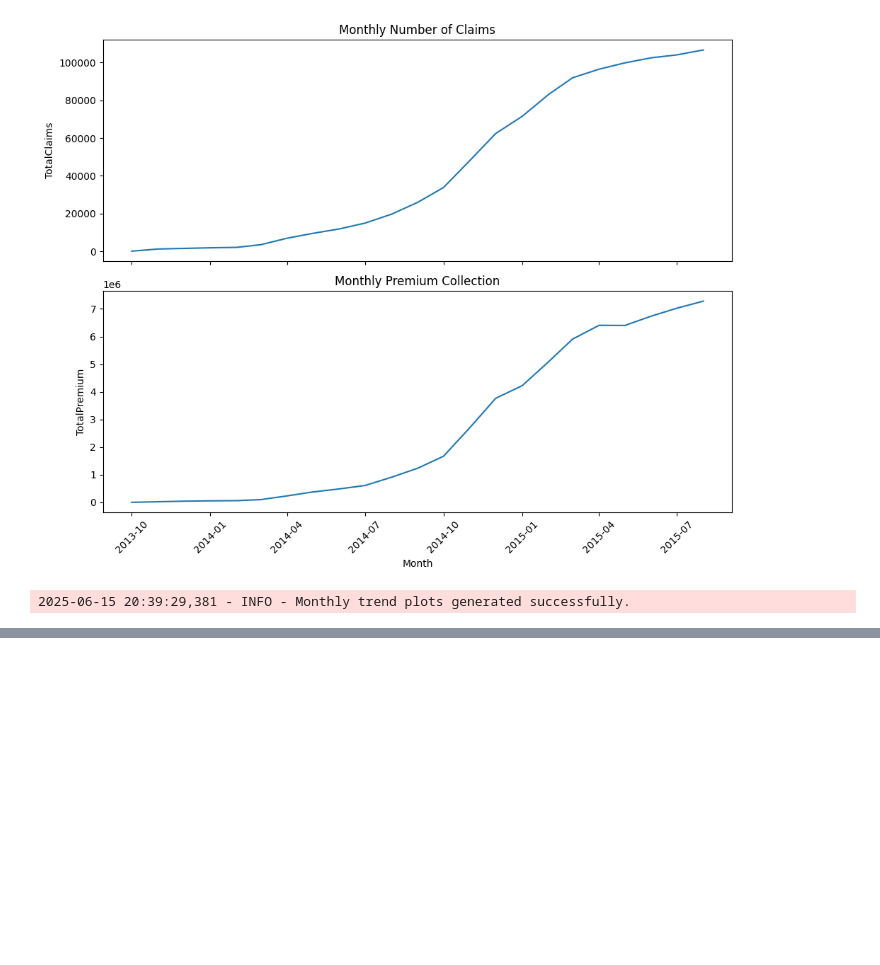
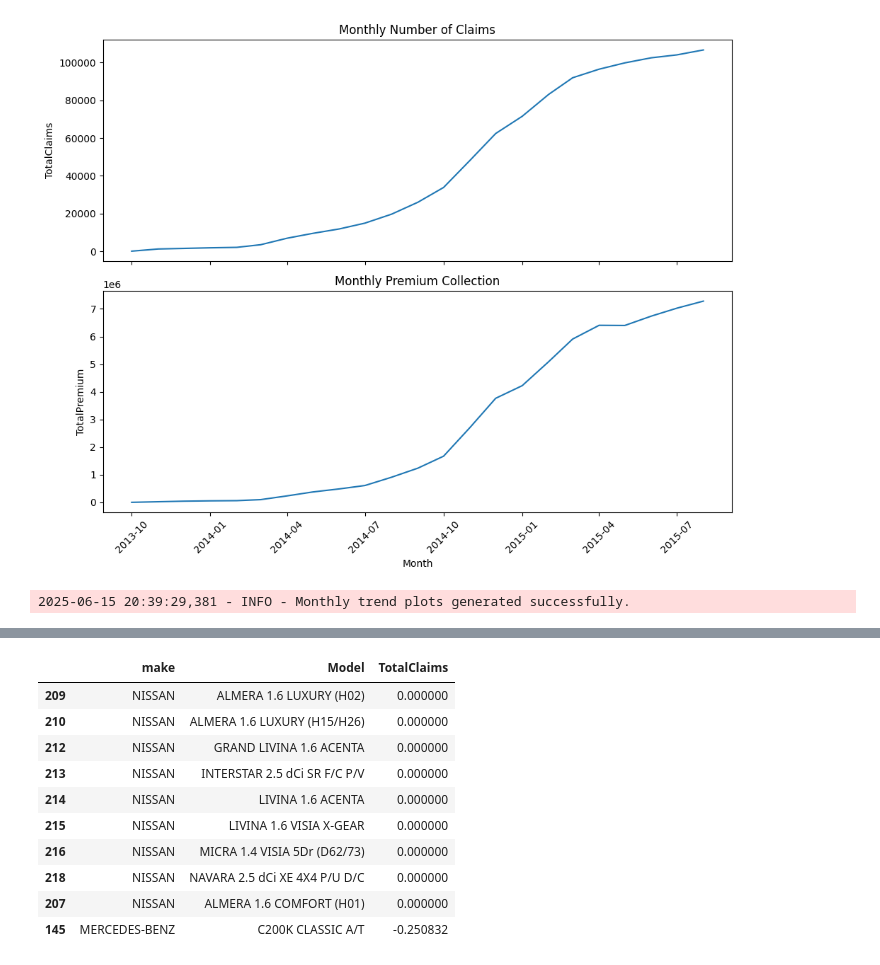
Before and after one commit to Ty-Miki/Insurance-risk-analysis, a Jupyter notebook: notebooks/EDA.ipynb, the cells around one changed output, grey strips where cells are left out. Drawn from its saved outputs; the diff is of its cells as text; code cells hidden in the pictures; blank space fills up the shorter version.

```diff
--- a/notebooks/EDA.ipynb
+++ b/notebooks/EDA.ipynb
@@ -186,0 +208,15 @@ plotter.plot_monthly_trends(
+# %%
+top_10_lowest = make_model_avg.tail(10)
+top_10_lowest
+# %% [output]
+|  | make | Model | TotalClaims |
+| 209 | NISSAN | ALMERA 1.6 LUXURY (H02) | 0.000000 |
+| 210 | NISSAN | ALMERA 1.6 LUXURY (H15/H26) | 0.000000 |
+| 212 | NISSAN | GRAND LIVINA 1.6 ACENTA | 0.000000 |
+| 213 | NISSAN | INTERSTAR 2.5 dCi SR F/C P/V | 0.000000 |
+| 214 | NISSAN | LIVINA 1.6 ACENTA | 0.000000 |
+| 215 | NISSAN | LIVINA 1.6 VISIA X-GEAR | 0.000000 |
+| 216 | NISSAN | MICRA 1.4 VISIA 5Dr (D62/73) | 0.000000 |
+| 218 | NISSAN | NAVARA 2.5 dCi XE 4X4 P/U D/C | 0.000000 |
+| 207 | NISSAN | ALMERA 1.6 COMFORT (H01) | 0.000000 |
+| 145 | MERCEDES-BENZ | C200K CLASSIC A/T | -0.250832 |
```
Also changed, not shown: parts of 3 cells of this notebook.
